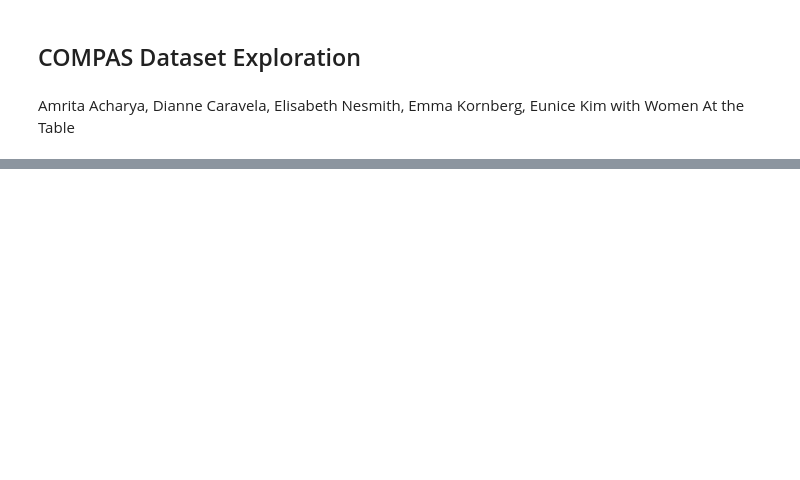
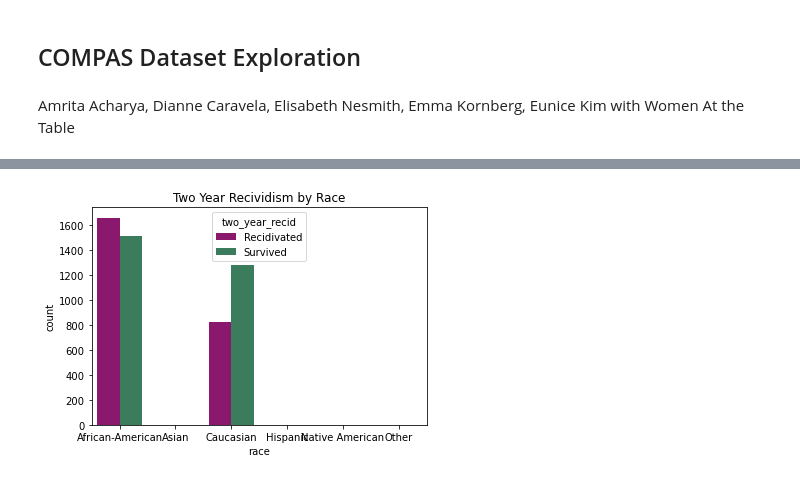
Before and after one commit to enesmith/womenatthetable, a Jupyter notebook: COMPAS Race Analysis.ipynb, the cells around one changed output, grey strips where cells are left out. Saved outputs shown, nothing was run; the diff lists cells and outputs as text; code cells hidden in the pictures; blank space fills up the shorter version.

```diff
--- a/COMPAS Race Analysis.ipynb
+++ b/COMPAS Race Analysis.ipynb
@@ -240,0 +277,8 @@ MultiIndex([(   0, 0, 0),
+# %%
+# recividism by race
+by_sex = sns.countplot(x="race", hue="two_year_recid", data=df_viz, palette=workshop_palette)
+
+plt.title('Two Year Recividism by Race')
+plt.show()
+# %% [output]
+[figure, added]
```
Also changed, not shown: parts of 10 cells of this notebook.
